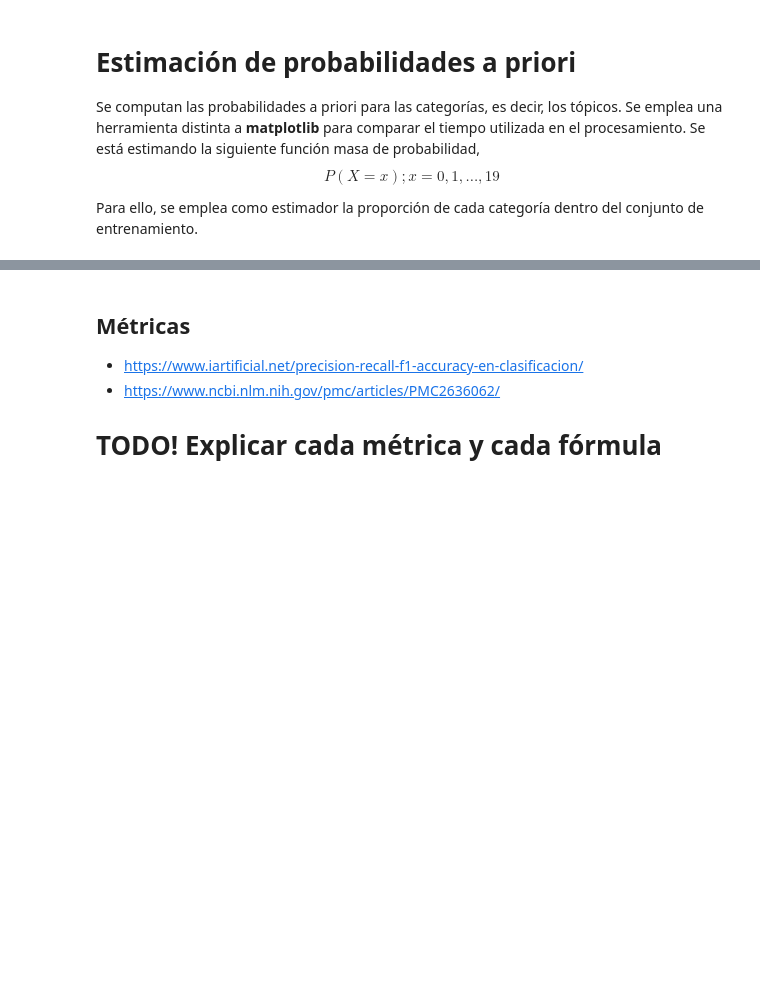
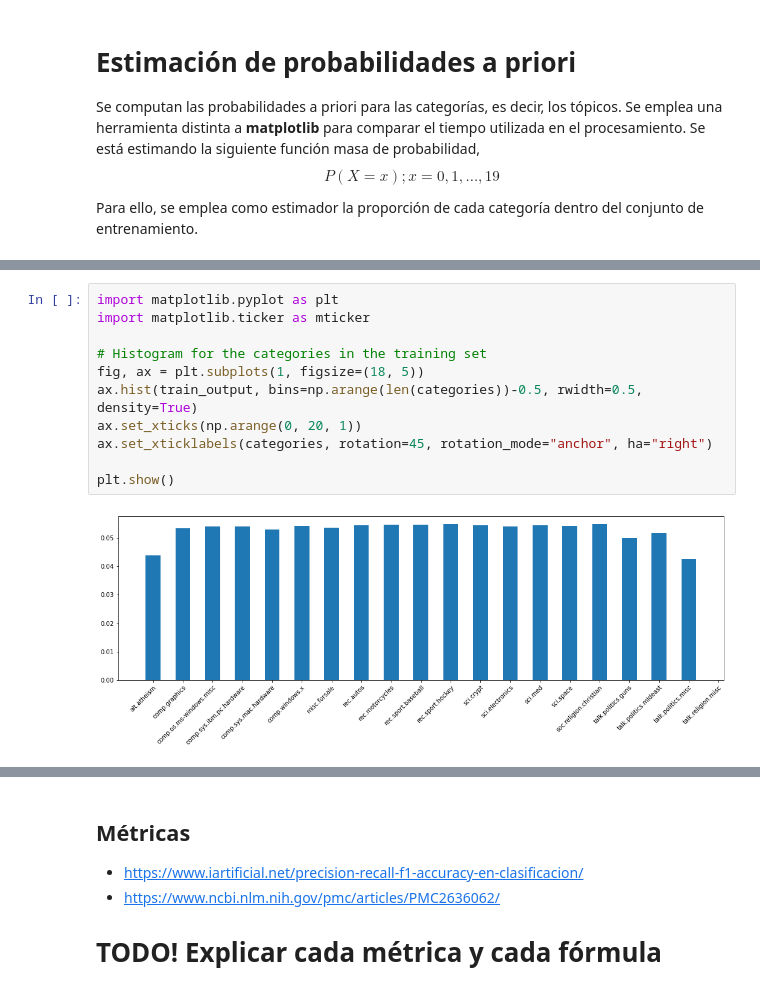
Before and after one commit to Kammann123/nn-tp1, a Jupyter notebook: notebooks/tp1-ej1-analysis.ipynb, the cells around one changed output, grey strips where cells are left out. Cells and saved outputs as stored; diff of their text form; blank space fills up the shorter version.

Commit message:
Added some explanation and estadistical plotting...

```diff
--- a/notebooks/tp1-ej1-analysis.ipynb
+++ b/notebooks/tp1-ej1-analysis.ipynb
@@ -249,0 +260,13 @@ Este problema se encontró comparando este modelo con el de log probabilidades,
+# %%
+import matplotlib.pyplot as plt
+import matplotlib.ticker as mticker
+
+# Histogram for the categories in the training set
+fig, ax = plt.subplots(1, figsize=(18, 5))
+ax.hist(train_output, bins=np.arange(len(categories))-0.5, rwidth=0.5, density=True)
+ax.set_xticks(np.arange(0, 20, 1))
+ax.set_xticklabels(categories, rotation=45, rotation_mode="anchor", ha="right")
+
+plt.show()
+# %% [output]
+[figure, added]
```
Also changed, not shown: parts of 37 cells of this notebook.
